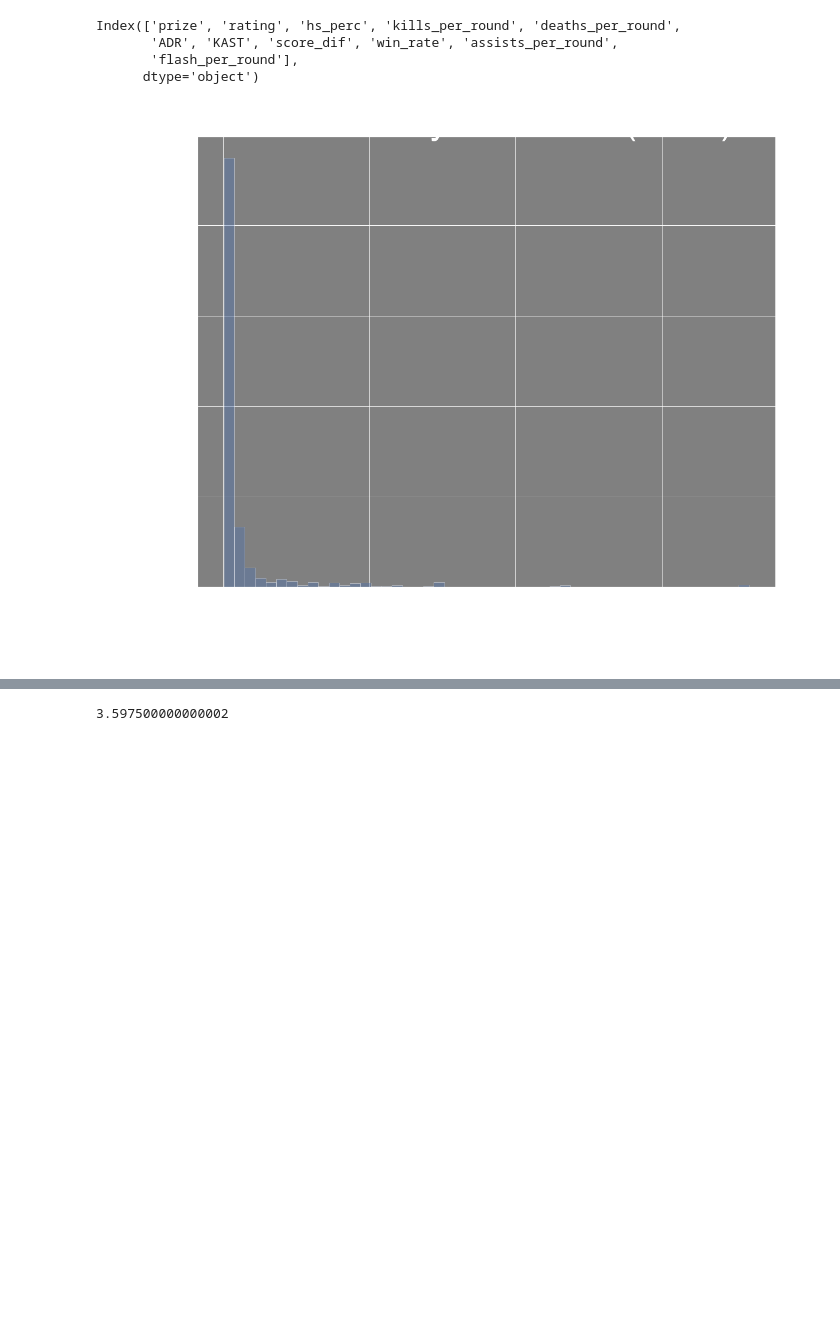
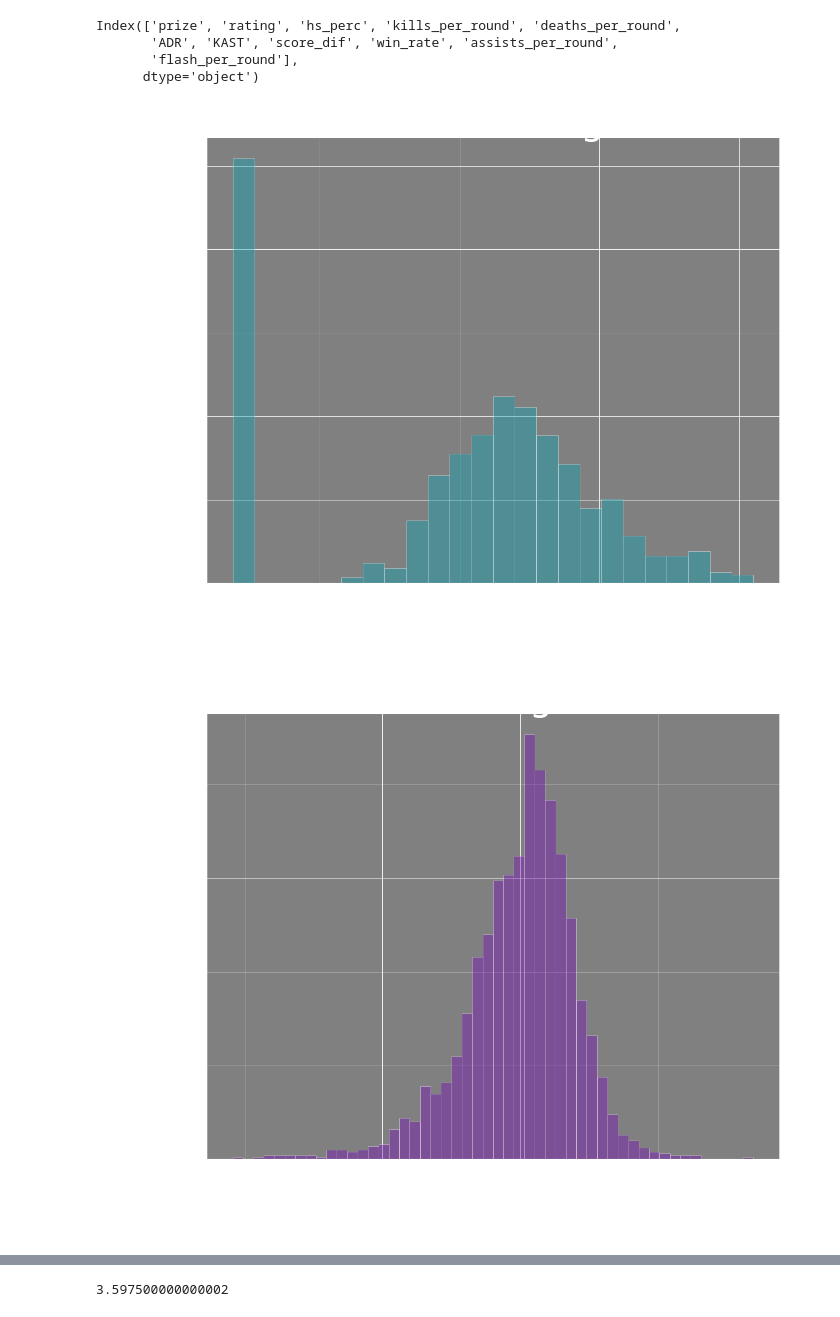
Before and after one commit to emmanuel-garza/insight-csgo, a Jupyter notebook: similarity_score.ipynb, the cells around one changed output, grey strips where cells are left out. Cells and saved outputs as stored; diff of their text form; code cells hidden in the pictures; blank space fills up the shorter version.

```diff
--- a/similarity_score.ipynb
+++ b/similarity_score.ipynb
@@ -82,6 +82,7 @@ df.head()
 player_id = 7998
 
 df = pd.DataFrame.from_dict(player_aux,orient='index')
+df = df.fillna(0)
 
 #df = df.drop(['win_rate','score_dif','KAST','assists_per_round','flash_per_round'],axis=1)
 # df = df.drop(['flash_per_round'],axis=1)
@@ -172,42 +173,43 @@ mpl.rcParams.update({'text.color' : "white",
 
 # mpl.rcParams.update({'text.color' : "black",
 #                      'axes.labelcolor' : "black",
 #                      'xtick.color' : "black",
 #                      'ytick.color' : "black"})
 
 
 ind = 0
 
 names = ['Prize Rating', 'Rating', 'Headshot %', 'Kills per Round', 'Deaths per Round',
        'Average Damage per Round', 'Rounds with Contribution', 'Score Differential', 'Win Rate', 'Assists per Round',
        'Flashes per Round']
 
-# for column in df:
-#     plt.figure(figsize=(20,16))
-#     x = df[column].values
-#     ax = sns.distplot(x,kde=False,color=colors[ind])
+for column in df:
+    plt.figure(figsize=(20,16))
+    x = df[column].values
+    ax = sns.distplot(x,kde=False,color=colors[ind])
 
-#     plt.title(names[ind]);
-#     plt.xlabel('Z-score');
-#     plt.ylabel('Counts');
+    plt.title(names[ind]);
+    plt.xlabel('Z-score');
+    plt.ylabel('Counts');
 
-#     ax.set_facecolor('gray')
-#     plt.savefig(column+'.png', transparent=True)
+    ax.set_facecolor('gray')
+    plt.savefig(column+'.png', transparent=True, bbox_inches="tight")
 
-#     ind = ind + 1
+    ind = ind + 1
 
     # sns.kdeplot(x, shade=True);
 
 
 plt.figure(figsize=(20,16))
 x = np.exp( 12.0*df_aux[df_aux['prize']>0.5]['prize'].values ) / 100000.0
 ax = sns.distplot(x,kde=False)
 plt.xlabel('Prize Money');
 plt.ylabel('Counts');
 plt.title('Prize Money Collected (2019)');
 ax.set_facecolor('gray')
 ax.set_xticklabels(['$0','$0','$100k','$200k','$300k','$400k'])
-plt.savefig('prize_money.png', transparent=True)
+plt.savefig('prize_money.png', transparent=True, bbox_inches="tight")
 plt.show()
 # %% [output]
-[figure, old version]
+[figure, new version]
+[figure, added]
```
Also changed, not shown: parts of 2 cells of this notebook, 2 other files.
